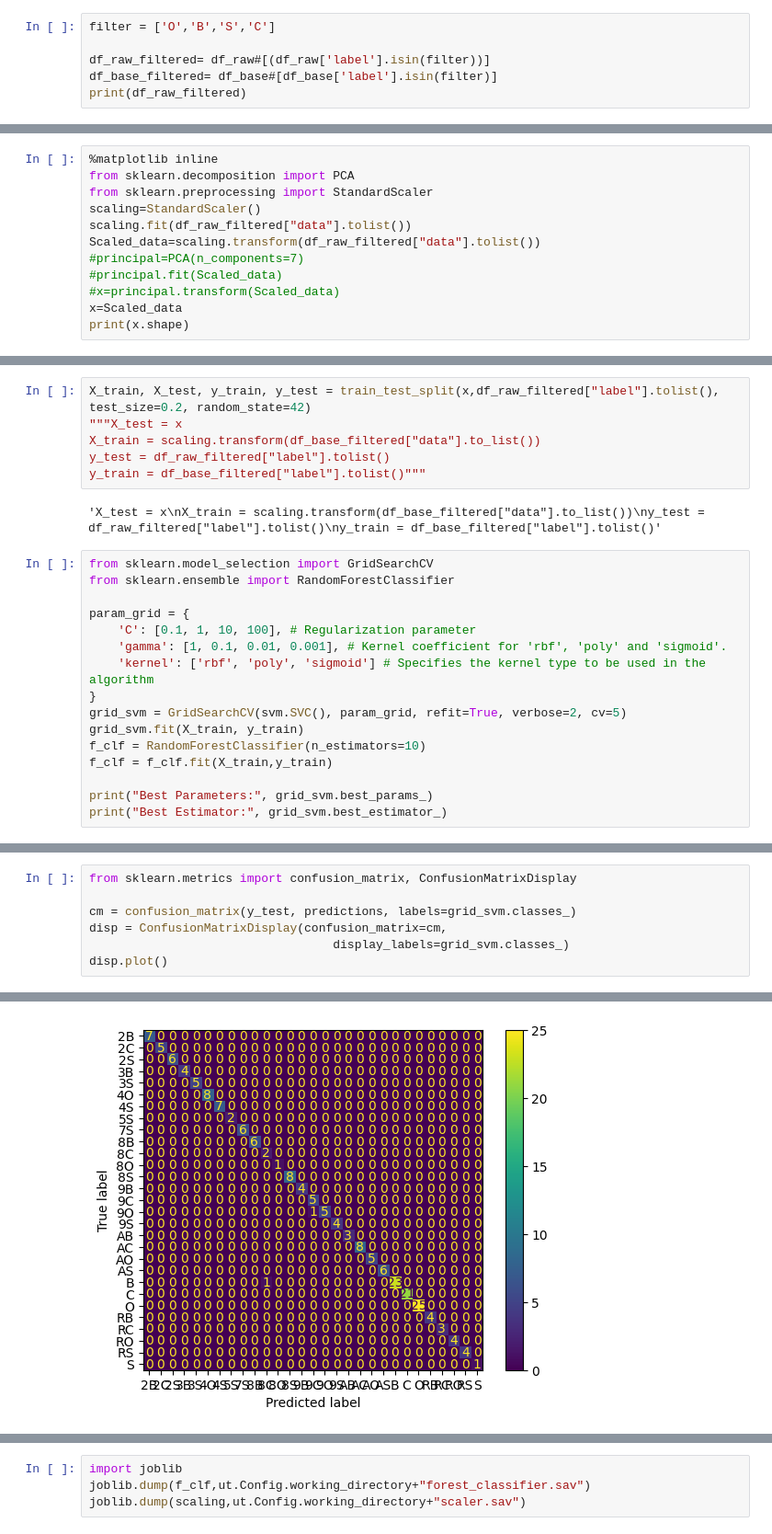
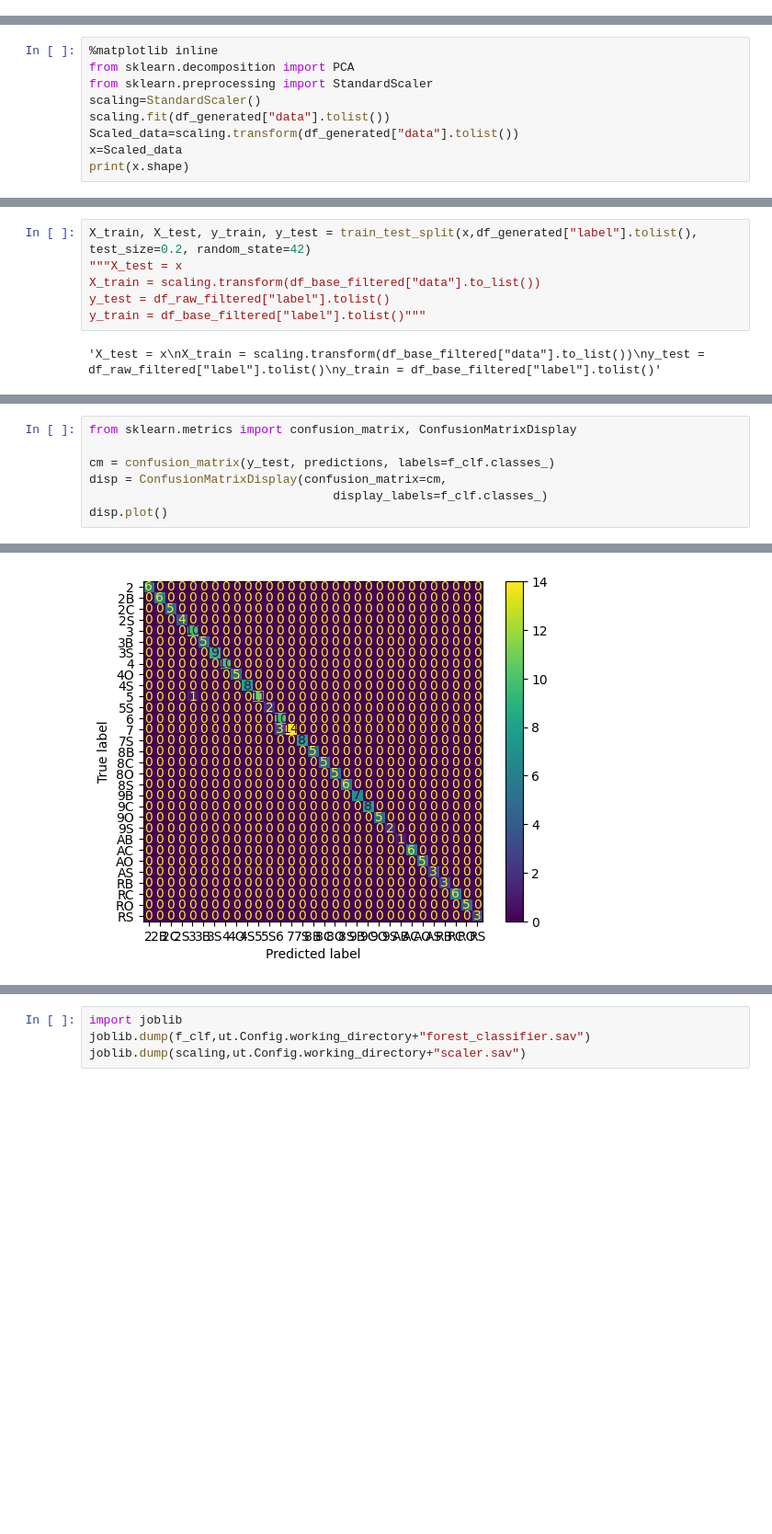
Before and after one commit to EmmanuelEngineer/NeapolitanCardClassifier, a Jupyter notebook: Classifier_generator.ipynb, the cells around one changed output, grey strips where cells are left out. Shown at 92% size. Saved outputs shown, nothing was run; the diff lists cells and outputs as text; blank space fills up the shorter version.

```diff
--- a/Classifier_generator.ipynb
+++ b/Classifier_generator.ipynb
@@ -101,6 +131,0 @@ print(df_base)
-# %%
-filter = ['O','B','S','C']
-
-df_raw_filtered= df_raw#[(df_raw['label'].isin(filter))]
-df_base_filtered= df_base#[df_base['label'].isin(filter)]
-print(df_raw_filtered)
@@ -127,11 +134,8 @@ print(df_raw_filtered)
 from sklearn.decomposition import PCA
 from sklearn.preprocessing import StandardScaler
 scaling=StandardScaler()
-scaling.fit(df_raw_filtered["data"].tolist())
-Scaled_data=scaling.transform(df_raw_filtered["data"].tolist())
-#principal=PCA(n_components=7)
-#principal.fit(Scaled_data)
-#x=principal.transform(Scaled_data)
+scaling.fit(df_generated["data"].tolist())
+Scaled_data=scaling.transform(df_generated["data"].tolist())
 x=Scaled_data
 print(x.shape)
 # %% [output]
@@ -139,24 +143,8 @@ print(x.shape)
 # %%
-X_train, X_test, y_train, y_test = train_test_split(x,df_raw_filtered["label"].tolist(), test_size=0.2, random_state=42)
+X_train, X_test, y_train, y_test = train_test_split(x,df_generated["label"].tolist(), test_size=0.2, random_state=42)
 """X_test = x
 X_train = scaling.transform(df_base_filtered["data"].to_list())
 y_test = df_raw_filtered["label"].tolist()
 y_train = df_base_filtered["label"].tolist()"""
 # %% [output]
 'X_test = x\nX_train = scaling.transform(df_base_filtered["data"].to_list())\ny_test = df_raw_filtered["label"].tolist()\ny_train = df_base_filtered["label"].tolist()'
-# %%
-from sklearn.model_selection import GridSearchCV
-from sklearn.ensemble import RandomForestClassifier
-
-param_grid = {
-    'C': [0.1, 1, 10, 100], # Regularization parameter
-    'gamma': [1, 0.1, 0.01, 0.001], # Kernel coefficient for 'rbf', 'poly' and 'sigmoid'.
-    'kernel': ['rbf', 'poly', 'sigmoid'] # Specifies the kernel type to be used in the algorithm
-}
-grid_svm = GridSearchCV(svm.SVC(), param_grid, refit=True, verbose=2, cv=5)
-grid_svm.fit(X_train, y_train)
-f_clf = RandomForestClassifier(n_estimators=10)
-f_clf = f_clf.fit(X_train,y_train)
-
-print("Best Parameters:", grid_svm.best_params_)
-print("Best Estimator:", grid_svm.best_estimator_)
@@ -206,10 +177,10 @@ weighted avg       0.99      0.99      0.99       194
 # %%
 from sklearn.metrics import confusion_matrix, ConfusionMatrixDisplay
 
-cm = confusion_matrix(y_test, predictions, labels=grid_svm.classes_)
+cm = confusion_matrix(y_test, predictions, labels=f_clf.classes_)
 disp = ConfusionMatrixDisplay(confusion_matrix=cm,
-                                  display_labels=grid_svm.classes_)
+                                  display_labels=f_clf.classes_)
 disp.plot()
 # %% [output]
 <sklearn.metrics._plot.confusion_matrix.ConfusionMatrixDisplay at 0x...>
-[figure, old version]
+[figure, new version]
```
Also changed, not shown: parts of 13 cells of this notebook, 3 other files.
